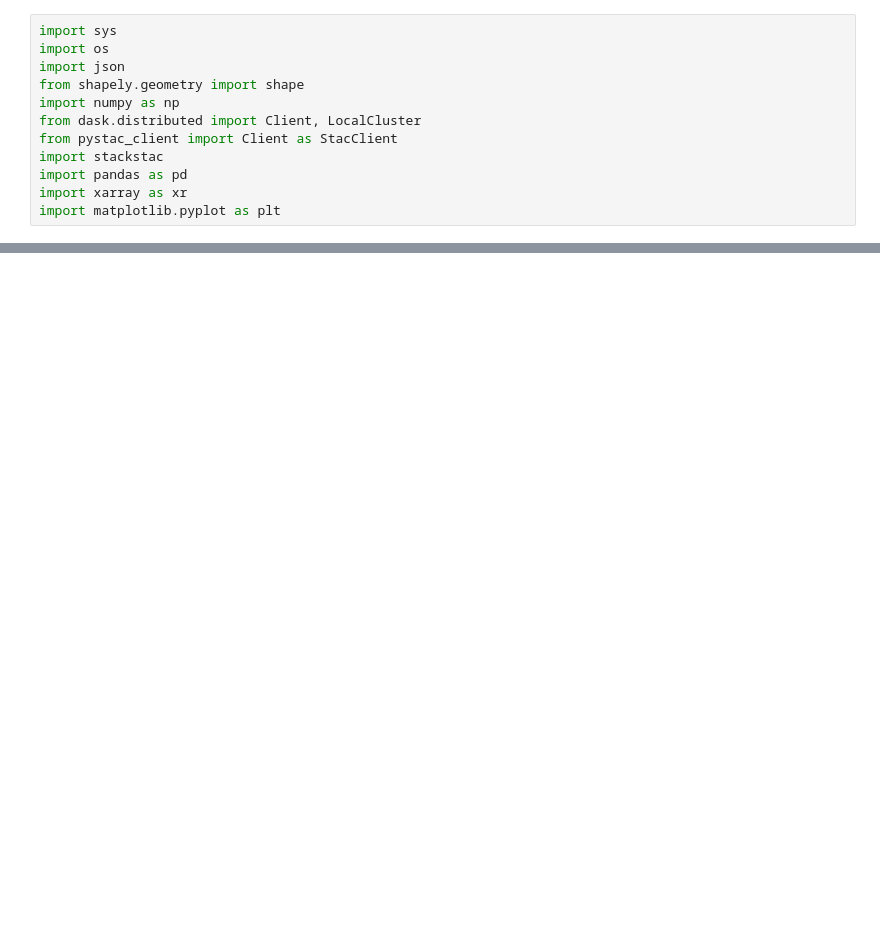
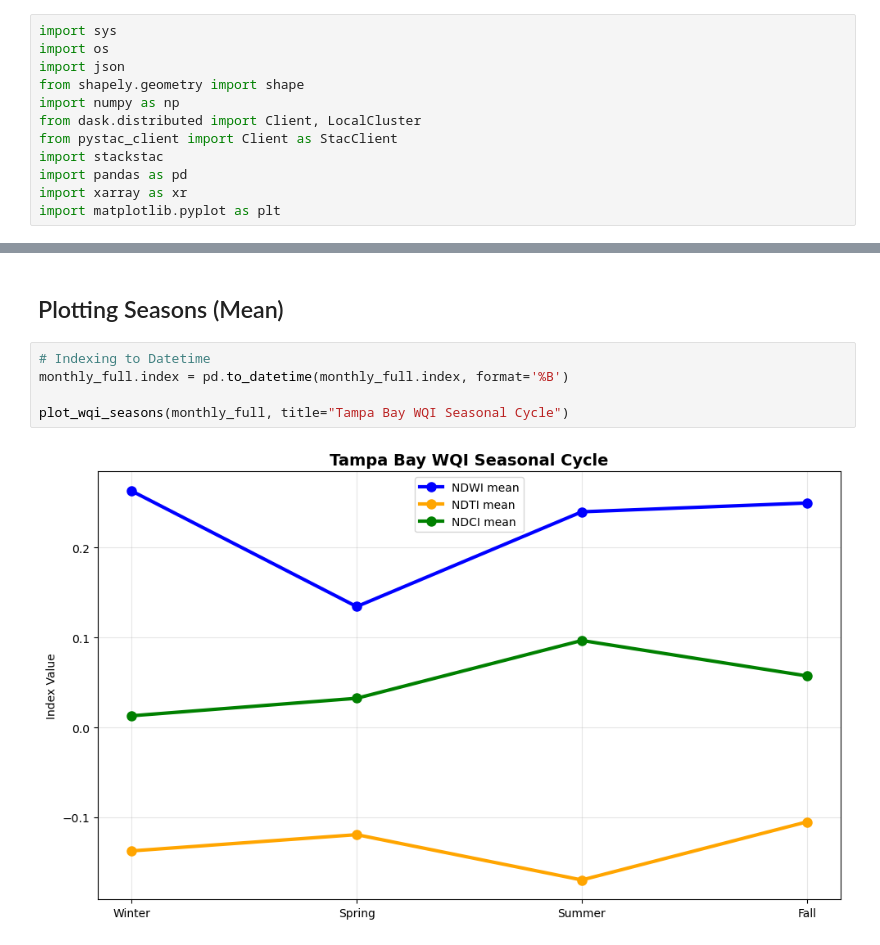
Before and after one commit to Gracey0201/tampa-bay-water-quality, a Jupyter notebook: scr/notebooks/WQI.ipynb, the cells around one changed output, grey strips where cells are left out. Drawn from its saved outputs; the diff is of its cells as text; blank space fills up the shorter version.

```diff
--- a/scr/notebooks/WQI.ipynb
+++ b/scr/notebooks/WQI.ipynb
@@ -133,0 +162,9 @@ print(ndti)
+# %% [markdown]
+## Plotting Seasons (Mean)
+# %%
+# Indexing to Datetime
+monthly_full.index = pd.to_datetime(monthly_full.index, format='%B')
+
+plot_wqi_seasons(monthly_full, title="Tampa Bay WQI Seasonal Cycle")
+# %% [output]
+[figure, added]
```
Also changed, not shown: parts of 20 cells of this notebook.
